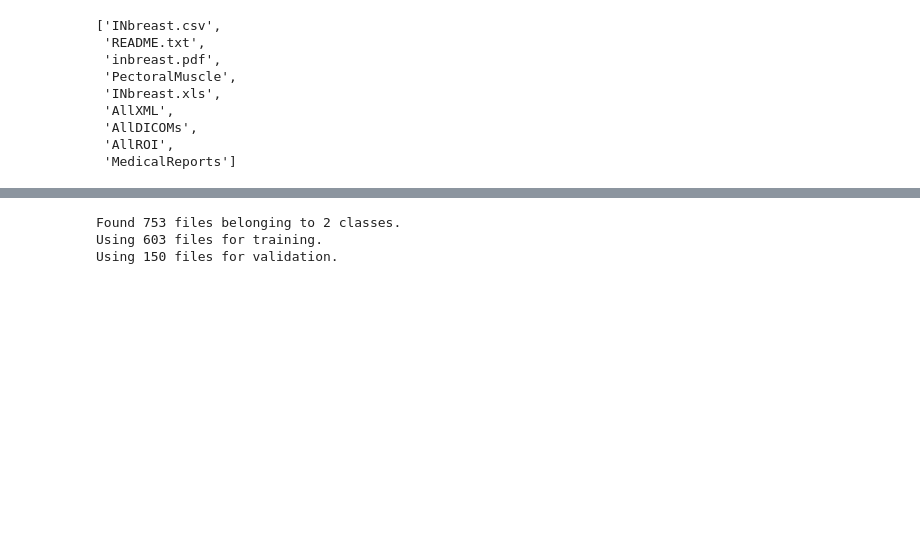
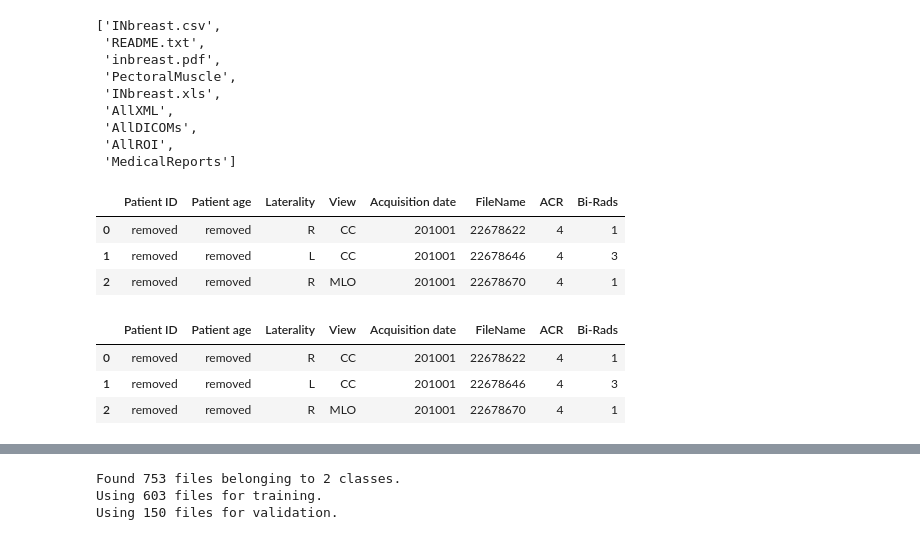
Before and after one commit to sammyWanjohi/mammo_assist, a Jupyter notebook: INBreast-DenseNET201.ipynb, the cells around one changed output, grey strips where cells are left out. Cells and saved outputs as stored; diff of their text form; code cells hidden in the pictures; blank space fills up the shorter version.

```diff
--- a/INBreast-DenseNET201.ipynb
+++ b/INBreast-DenseNET201.ipynb
@@ -101,9 +101,21 @@ os.listdir('/kaggle/input/inbreast-dataset/INbreast Release 1.0')
 # %%
 raw_csv = pd.read_csv("/kaggle/input/inbreast-dataset/INbreast Release 1.0/INbreast.csv", delimiter=';')
 raw_csv = raw_csv.rename(columns={'File Name':'FileName'})
+raw_csv.head(3)
+# %% [output]
+|  | Patient ID | Patient age | Laterality | View | Acquisition date | FileName | ACR | Bi-Rads |
+| 0 | removed | removed | R | CC | 201001 | 22678622 | 4 | 1 |
+| 1 | removed | removed | L | CC | 201001 | 22678646 | 4 | 3 |
+| 2 | removed | removed | R | MLO | 201001 | 22678670 | 4 | 1 |
 # %%
 raw_csv_ = pd.read_csv("/kaggle/input/inbreast-roi-yolov8l/INBREAST-Mammography/description.csv")
 raw_csv_ = raw_csv_.rename(columns={'File name':'FileName'})
+raw_csv.head(3)
+# %% [output]
+|  | Patient ID | Patient age | Laterality | View | Acquisition date | FileName | ACR | Bi-Rads |
+| 0 | removed | removed | R | CC | 201001 | 22678622 | 4 | 1 |
+| 1 | removed | removed | L | CC | 201001 | 22678646 | 4 | 3 |
+| 2 | removed | removed | R | MLO | 201001 | 22678670 | 4 | 1 |
 # %%
 raw_csv = pd.merge(
     raw_csv,
```
Also changed, not shown: parts of 11 cells of this notebook.
